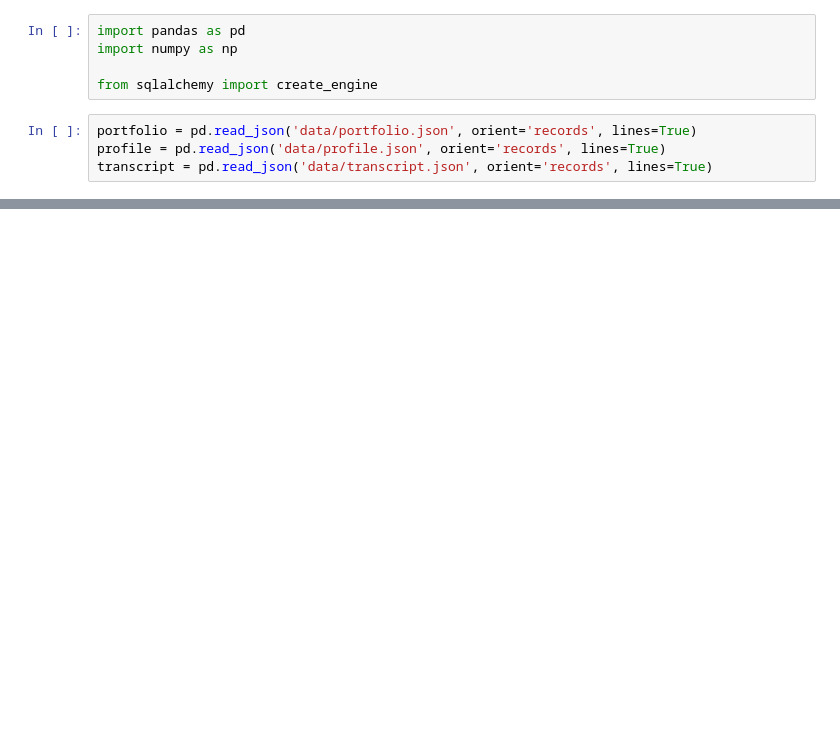
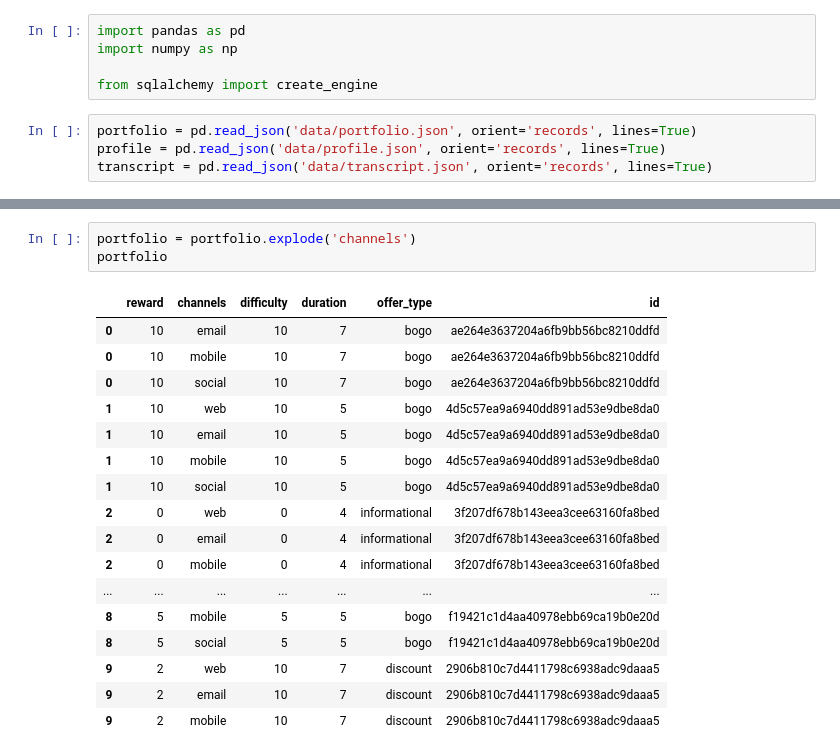
Before and after one commit to meeby280/UdacityDataScienceProject4, a Jupyter notebook: Starbucks_Data_Ingestion.ipynb, the cells around one changed output, grey strips where cells are left out. Saved outputs shown, nothing was run; the diff lists cells and outputs as text; blank space fills up the shorter version.

```diff
--- a/Starbucks_Data_Ingestion.ipynb
+++ b/Starbucks_Data_Ingestion.ipynb
@@ -125,0 +10,21 @@ if __name__ == "__main__":
+# %%
+portfolio = portfolio.explode('channels')
+portfolio
+# %% [output]
+|  | reward | channels | difficulty | duration | offer_type | id |
+| 0 | 10 | email | 10 | 7 | bogo | ae264e3637204a6fb9bb56bc8210ddfd |
+| 0 | 10 | mobile | 10 | 7 | bogo | ae264e3637204a6fb9bb56bc8210ddfd |
+| 0 | 10 | social | 10 | 7 | bogo | ae264e3637204a6fb9bb56bc8210ddfd |
+| 1 | 10 | web | 10 | 5 | bogo | 4d5c57ea9a6940dd891ad53e9dbe8da0 |
+| 1 | 10 | email | 10 | 5 | bogo | 4d5c57ea9a6940dd891ad53e9dbe8da0 |
+| 1 | 10 | mobile | 10 | 5 | bogo | 4d5c57ea9a6940dd891ad53e9dbe8da0 |
+| 1 | 10 | social | 10 | 5 | bogo | 4d5c57ea9a6940dd891ad53e9dbe8da0 |
+| 2 | 0 | web | 0 | 4 | informational | 3f207df678b143eea3cee63160fa8bed |
+| 2 | 0 | email | 0 | 4 | informational | 3f207df678b143eea3cee63160fa8bed |
+| 2 | 0 | mobile | 0 | 4 | informational | 3f207df678b143eea3cee63160fa8bed |
+| ... | ... | ... | ... | ... | ... | ... |
+| 8 | 5 | mobile | 5 | 5 | bogo | f19421c1d4aa40978ebb69ca19b0e20d |
+| 8 | 5 | social | 5 | 5 | bogo | f19421c1d4aa40978ebb69ca19b0e20d |
+| 9 | 2 | web | 10 | 7 | discount | 2906b810c7d4411798c6938adc9daaa5 |
+| 9 | 2 | email | 10 | 7 | discount | 2906b810c7d4411798c6938adc9daaa5 |
+| 9 | 2 | mobile | 10 | 7 | discount | 2906b810c7d4411798c6938adc9daaa5 |
```
Also changed, not shown: parts of 5 cells of this notebook, 1 other file.
